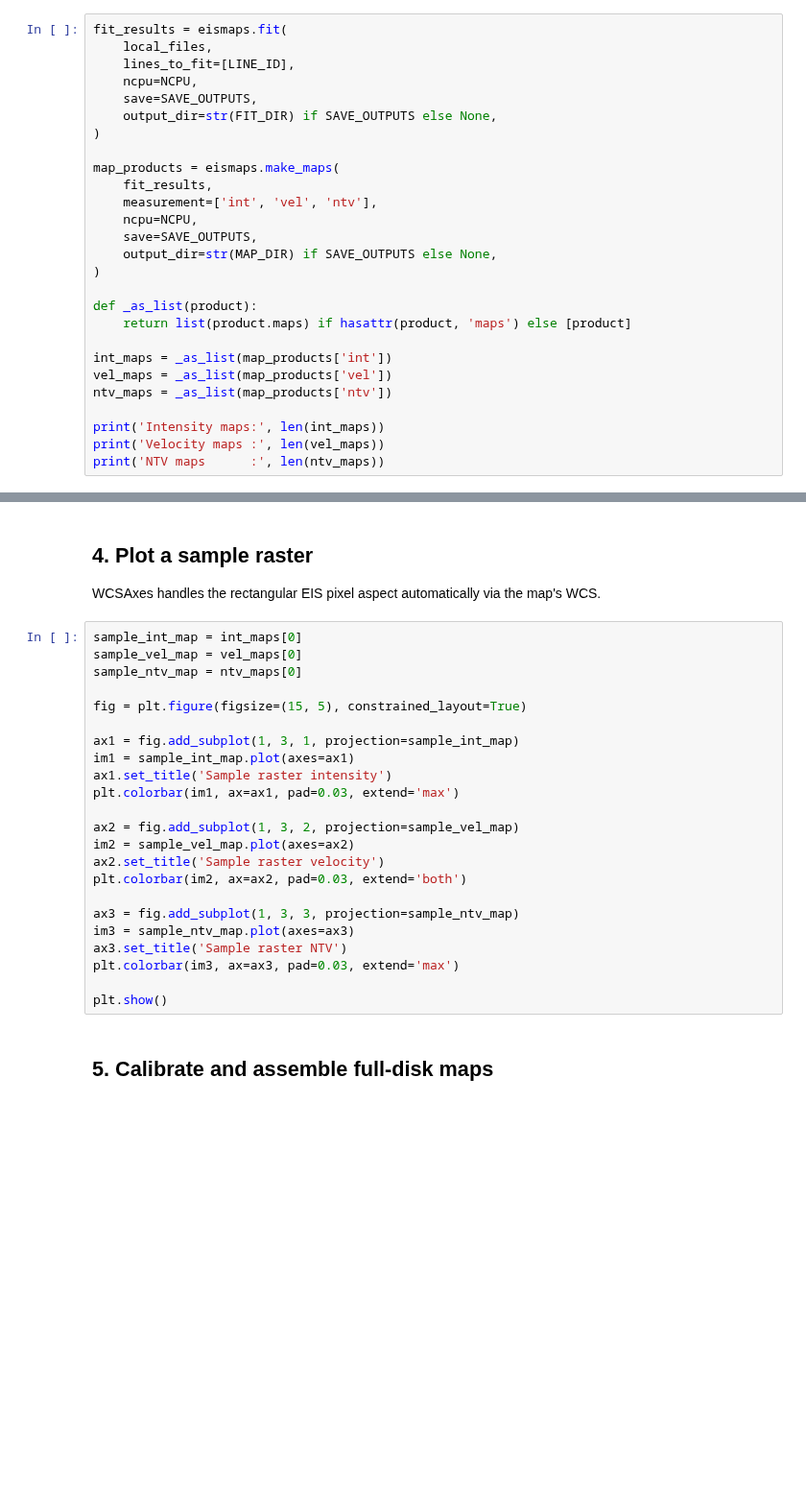
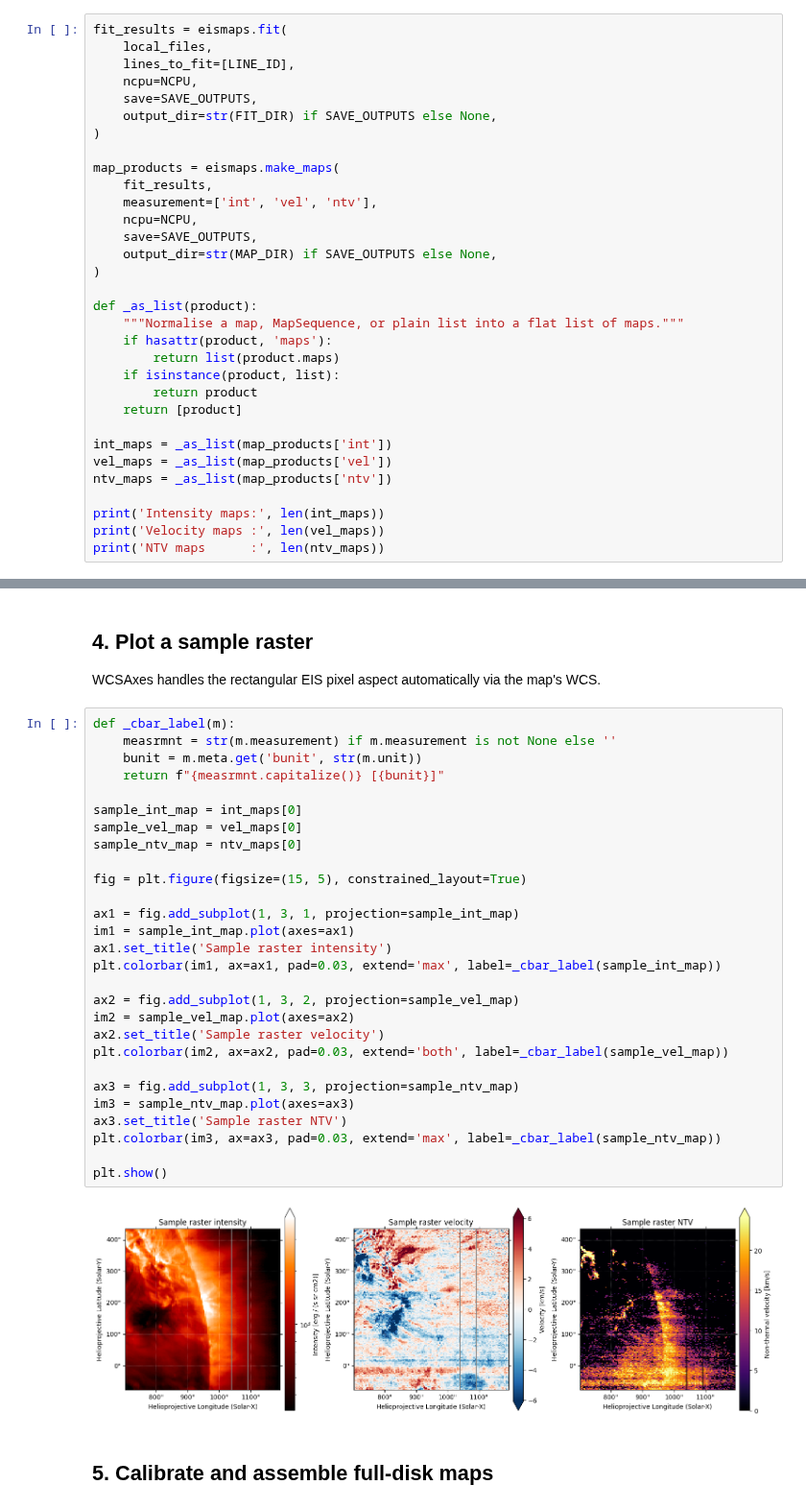
Before and after one commit to jamesmckevitt/eismaps, a Jupyter notebook: full_disk_tutorial.ipynb, the cells around one changed output, grey strips where cells are left out. Shown at 96% size. Drawn from its saved outputs; the diff is of its cells as text; blank space fills up the shorter version.

```diff
--- a/full_disk_tutorial.ipynb
+++ b/full_disk_tutorial.ipynb
@@ -155,7 +126,12 @@ map_products = eismaps.make_maps(
 )
 
 def _as_list(product):
-    return list(product.maps) if hasattr(product, 'maps') else [product]
+    """Normalise a map, MapSequence, or plain list into a flat list of maps."""
+    if hasattr(product, 'maps'):
+        return list(product.maps)
+    if isinstance(product, list):
+        return product
+    return [product]
 
 int_maps = _as_list(map_products['int'])
 vel_maps = _as_list(map_products['vel'])
@@ -169,28 +337,35 @@ print('NTV maps      :', len(ntv_maps))
 
 WCSAxes handles the rectangular EIS pixel aspect automatically via the map's WCS.
 # %%
+def _cbar_label(m):
+    measrmnt = str(m.measurement) if m.measurement is not None else ''
+    bunit = m.meta.get('bunit', str(m.unit))
+    return f"{measrmnt.capitalize()} [{bunit}]"
+
 sample_int_map = int_maps[0]
 sample_vel_map = vel_maps[0]
 sample_ntv_map = ntv_maps[0]
 
 fig = plt.figure(figsize=(15, 5), constrained_layout=True)
 
 ax1 = fig.add_subplot(1, 3, 1, projection=sample_int_map)
 im1 = sample_int_map.plot(axes=ax1)
 ax1.set_title('Sample raster intensity')
-plt.colorbar(im1, ax=ax1, pad=0.03, extend='max')
+plt.colorbar(im1, ax=ax1, pad=0.03, extend='max', label=_cbar_label(sample_int_map))
 
 ax2 = fig.add_subplot(1, 3, 2, projection=sample_vel_map)
 im2 = sample_vel_map.plot(axes=ax2)
 ax2.set_title('Sample raster velocity')
-plt.colorbar(im2, ax=ax2, pad=0.03, extend='both')
+plt.colorbar(im2, ax=ax2, pad=0.03, extend='both', label=_cbar_label(sample_vel_map))
 
 ax3 = fig.add_subplot(1, 3, 3, projection=sample_ntv_map)
 im3 = sample_ntv_map.plot(axes=ax3)
 ax3.set_title('Sample raster NTV')
-plt.colorbar(im3, ax=ax3, pad=0.03, extend='max')
+plt.colorbar(im3, ax=ax3, pad=0.03, extend='max', label=_cbar_label(sample_ntv_map))
 
 plt.show()
+# %% [output]
+[figure, added]
 # %% [markdown]
 ## 5. Calibrate and assemble full-disk maps
 # %%
```
Also changed, not shown: parts of 6 cells of this notebook.
